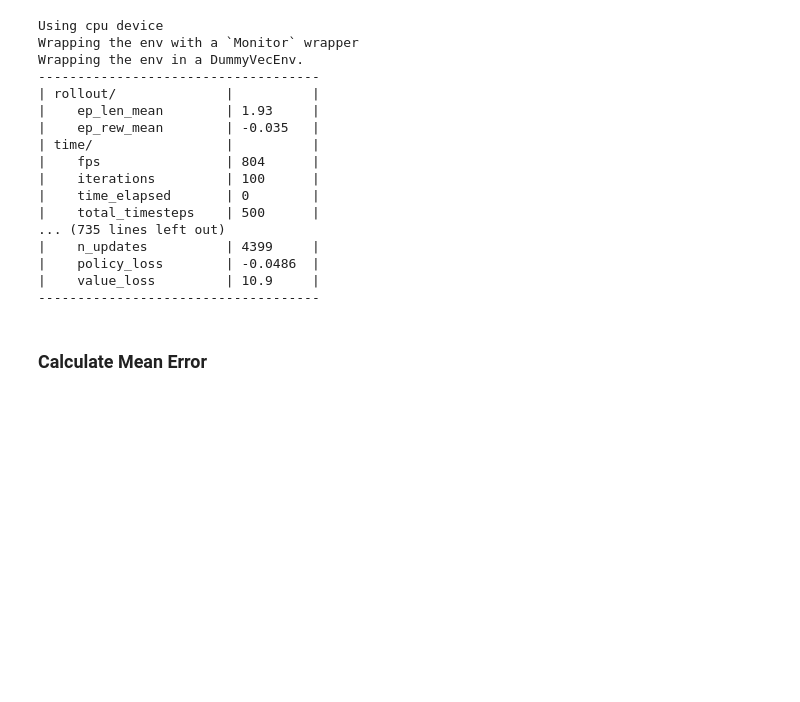
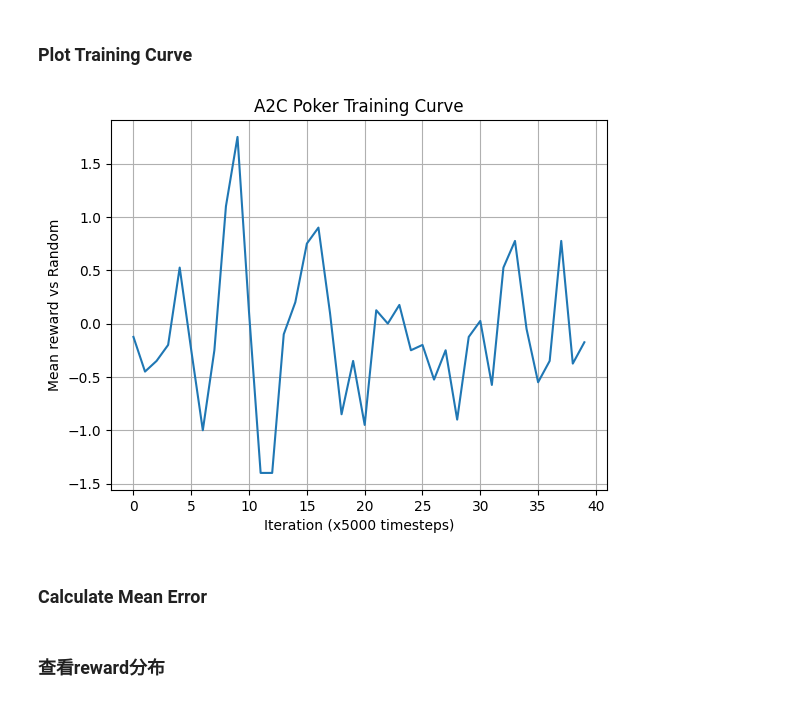
Before and after one commit to ZixuHao/6650_final_project, a Jupyter notebook: train_a2c_poker.ipynb, the cells around one changed output. Cells and saved outputs as stored; diff of their text form; code cells hidden in the pictures; blank space fills up the shorter version.

Commit message:
Updated A2C Training Result - 1

```diff
--- a/train_a2c_poker.ipynb
+++ b/train_a2c_poker.ipynb
@@ -69,0 +160,25 @@ check_env(env, warn=True)
+# %%
+run_dir = make_run_dir()
+
+env = SingleAgentWrapper()
+model = A2C("MlpPolicy", env, verbose=1, learning_rate=7e-4, gamma=0.99)
+
+TIMESTEPS_PER_ITER = 5000
+N_ITERS = 40  # 40 * 5000 = 200k steps
+
+reward_history = []
+
+for i in range(N_ITERS):
+    model.learn(total_timesteps=TIMESTEPS_PER_ITER, reset_num_timesteps=False)
+    mean_r, _ = evaluate(model, episodes=20)
+    reward_history.append(mean_r)
+    print(f"Iter {i+1}/{N_ITERS} | mean reward = {mean_r:.3f}")
+
+# Save model
+model.save(f"{run_dir}/a2c_model.zip")
+
+# Save reward history
+with open(f"{run_dir}/reward_history.pkl", "wb") as f:
+    pickle.dump(reward_history, f)
+
+print(f"Model + history saved to folder: {run_dir}")
@@ -70,36 +203,30 @@ check_env(env, warn=True)
+# %% [markdown]
+### Plot Training Curve
+# %%
+plt.plot(reward_history)
+plt.xlabel("Iteration (x5000 timesteps)")
+plt.ylabel("Mean reward vs Random")
+plt.title("A2C Poker Training Curve")
+plt.grid()
+plt.savefig(f"{run_dir}/training_curve.png")
+plt.show()
+# %% [output]
+[figure, added]
 # %%
-from stable_baselines3 import A2C
+# from stable_baselines3 import A2C
 
-env = SingleAgentWrapper()
+# env = SingleAgentWrapper()
 
-model = A2C(
-    "MlpPolicy",
-    env,
-    verbose=1,
-    learning_rate=7e-4,
-    gamma=0.99,
-)
+# model = A2C(
+#     "MlpPolicy",
+#     env,
+#     verbose=1,
+#     learning_rate=7e-4,
+#     gamma=0.99,
+# )
 
-model.learn(total_timesteps=200_000)  # 可先跑10万-20万
-model.save("a2c_poker_model")
+# model.learn(total_timesteps=200_000)  # 可先跑10万-20万
+# model.save("a2c_poker_model")
-# %% [output]
-Using cpu device
-Wrapping the env with a `Monitor` wrapper
-Wrapping the env in a DummyVecEnv.
-------------------------------------
-| rollout/              |          |
-|    ep_len_mean        | 1.93     |
-|    ep_rew_mean        | -0.035   |
-| time/                 |          |
-|    fps                | 804      |
-|    iterations         | 100      |
-|    time_elapsed       | 0        |
-|    total_timesteps    | 500      |
-... (735 lines left out)
-|    n_updates          | 4399     |
-|    policy_loss        | -0.0486  |
-|    value_loss         | 10.9     |
-------------------------------------
 # %% [markdown]
 ### Calculate Mean Error
 # %%
@@ -123,0 +251,2 @@ mean_reward
+# %% [markdown]
+### 查看reward分布
```
Also changed, not shown: parts of 14 cells of this notebook, 5 other files.
